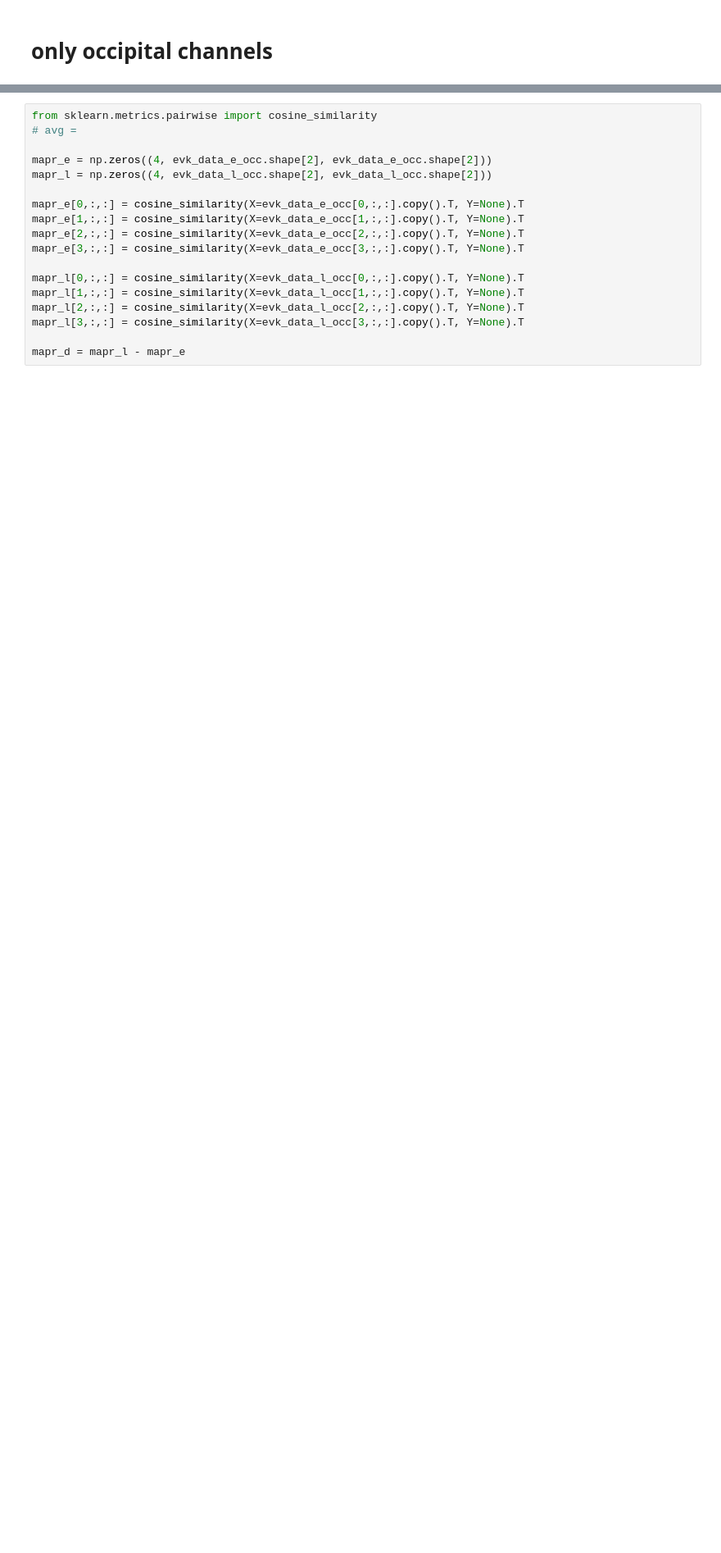
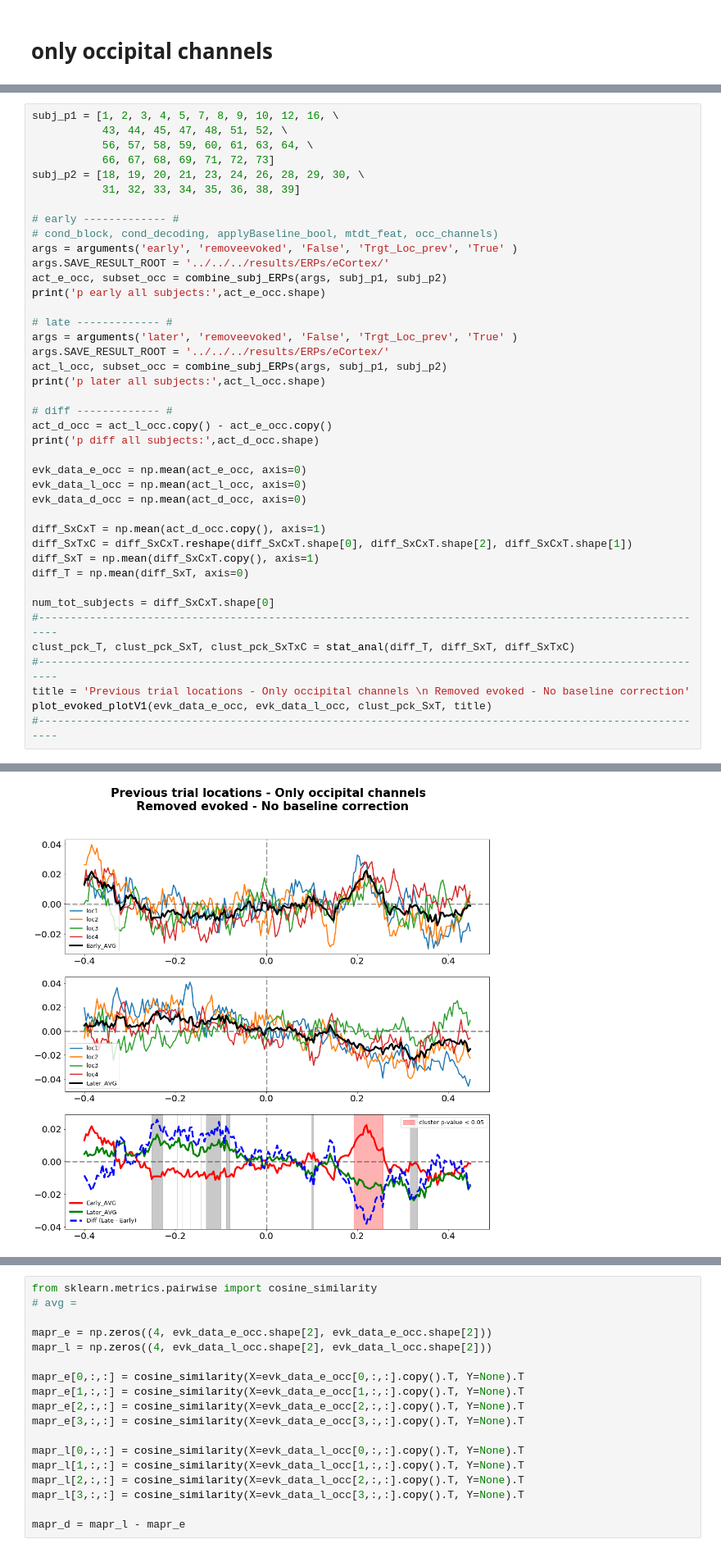
Before and after one commit to MaryZolfaghar/SPLT_EEG, a Jupyter notebook: jupyter/finals/final_genResults_readPrepEpochsLoc_myData_apr2720.ipynb, the cells around one changed output, grey strips where cells are left out. Shown at 82% size. Cells and saved outputs as stored; diff of their text form; blank space fills up the shorter version.

```diff
--- a/jupyter/finals/final_genResults_readPrepEpochsLoc_myData_apr2720.ipynb
+++ b/jupyter/finals/final_genResults_readPrepEpochsLoc_myData_apr2720.ipynb
@@ -754,0 +711,42 @@ print(evk_data_d_occ.shape)
+# %%
+subj_p1 = [1, 2, 3, 4, 5, 7, 8, 9, 10, 12, 16, \
+           43, 44, 45, 47, 48, 51, 52, \
+           56, 57, 58, 59, 60, 61, 63, 64, \
+           66, 67, 68, 69, 71, 72, 73]
+subj_p2 = [18, 19, 20, 21, 23, 24, 26, 28, 29, 30, \
+           31, 32, 33, 34, 35, 36, 38, 39]
+
+# early ------------- #
+# cond_block, cond_decoding, applyBaseline_bool, mtdt_feat, occ_channels)
+args = arguments('early', 'removeevoked', 'False', 'Trgt_Loc_prev', 'True' )
+args.SAVE_RESULT_ROOT = '../../../results/ERPs/eCortex/'
+act_e_occ, subset_occ = combine_subj_ERPs(args, subj_p1, subj_p2)
+print('p early all subjects:',act_e_occ.shape)
+
+# late ------------- #
+args = arguments('later', 'removeevoked', 'False', 'Trgt_Loc_prev', 'True' )
+args.SAVE_RESULT_ROOT = '../../../results/ERPs/eCortex/'
+act_l_occ, subset_occ = combine_subj_ERPs(args, subj_p1, subj_p2)
+print('p later all subjects:',act_l_occ.shape)
+
+# diff ------------- #
+act_d_occ = act_l_occ.copy() - act_e_occ.copy()
+print('p diff all subjects:',act_d_occ.shape)
+
+evk_data_e_occ = np.mean(act_e_occ, axis=0)
+evk_data_l_occ = np.mean(act_l_occ, axis=0)
+evk_data_d_occ = np.mean(act_d_occ, axis=0)
+
+diff_SxCxT = np.mean(act_d_occ.copy(), axis=1)
+diff_SxTxC = diff_SxCxT.reshape(diff_SxCxT.shape[0], diff_SxCxT.shape[2], diff_SxCxT.shape[1])
+diff_SxT = np.mean(diff_SxCxT.copy(), axis=1)
+diff_T = np.mean(diff_SxT, axis=0)
+
+num_tot_subjects = diff_SxCxT.shape[0]
+#----------------------------------------------------------------------------------------------------------
+clust_pck_T, clust_pck_SxT, clust_pck_SxTxC = stat_anal(diff_T, diff_SxT, diff_SxTxC)
+#----------------------------------------------------------------------------------------------------------
+title = 'Previous trial locations - Only occipital channels \n Removed evoked - No baseline correction'
+plot_evoked_plotV1(evk_data_e_occ, evk_data_l_occ, clust_pck_SxT, title)
+#----------------------------------------------------------------------------------------------------------
+# %% [output]
@@ -754,0 +787 @@ print(evk_data_d_occ.shape)
+[figure, added]
```
Also changed, not shown: parts of 26 cells of this notebook, 1 other file.
